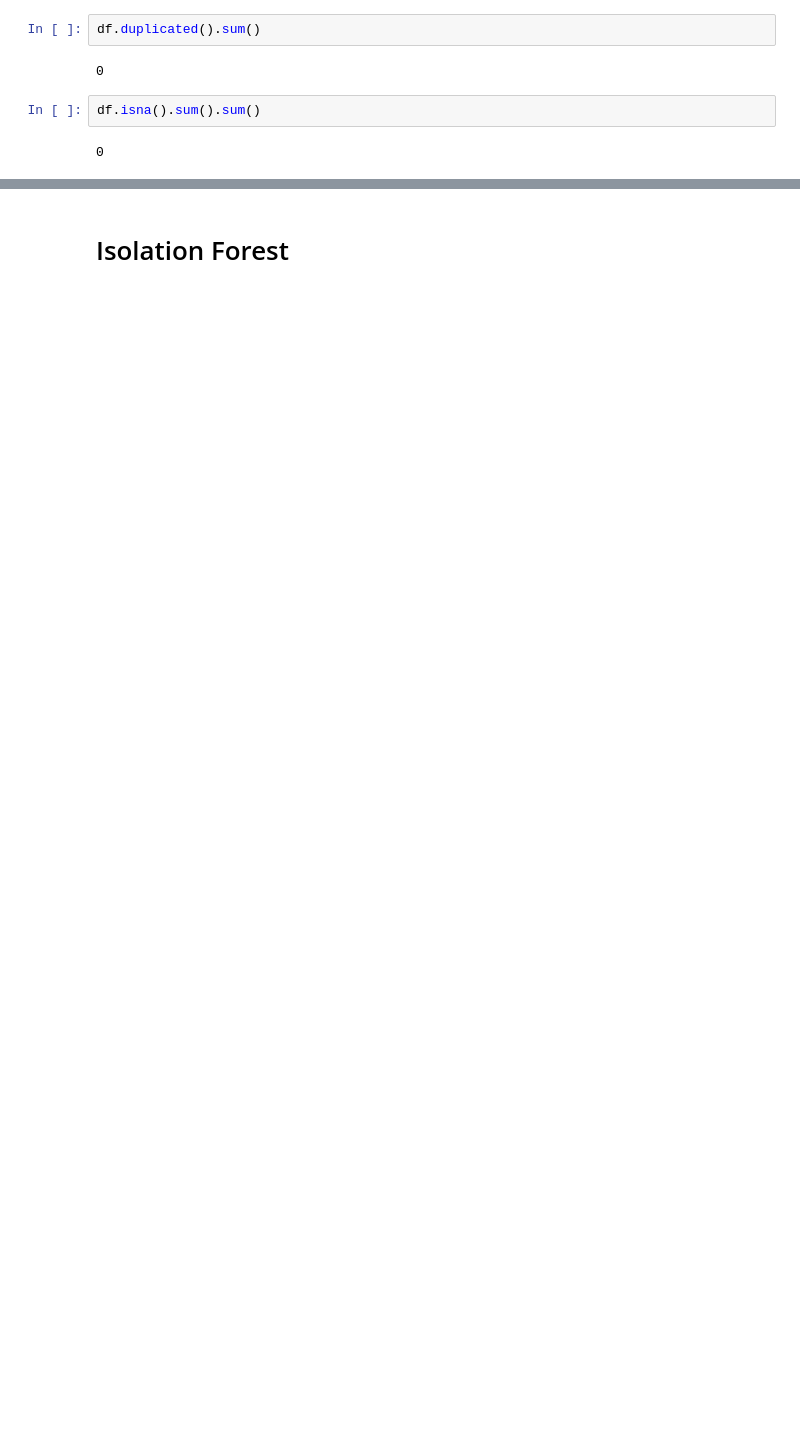
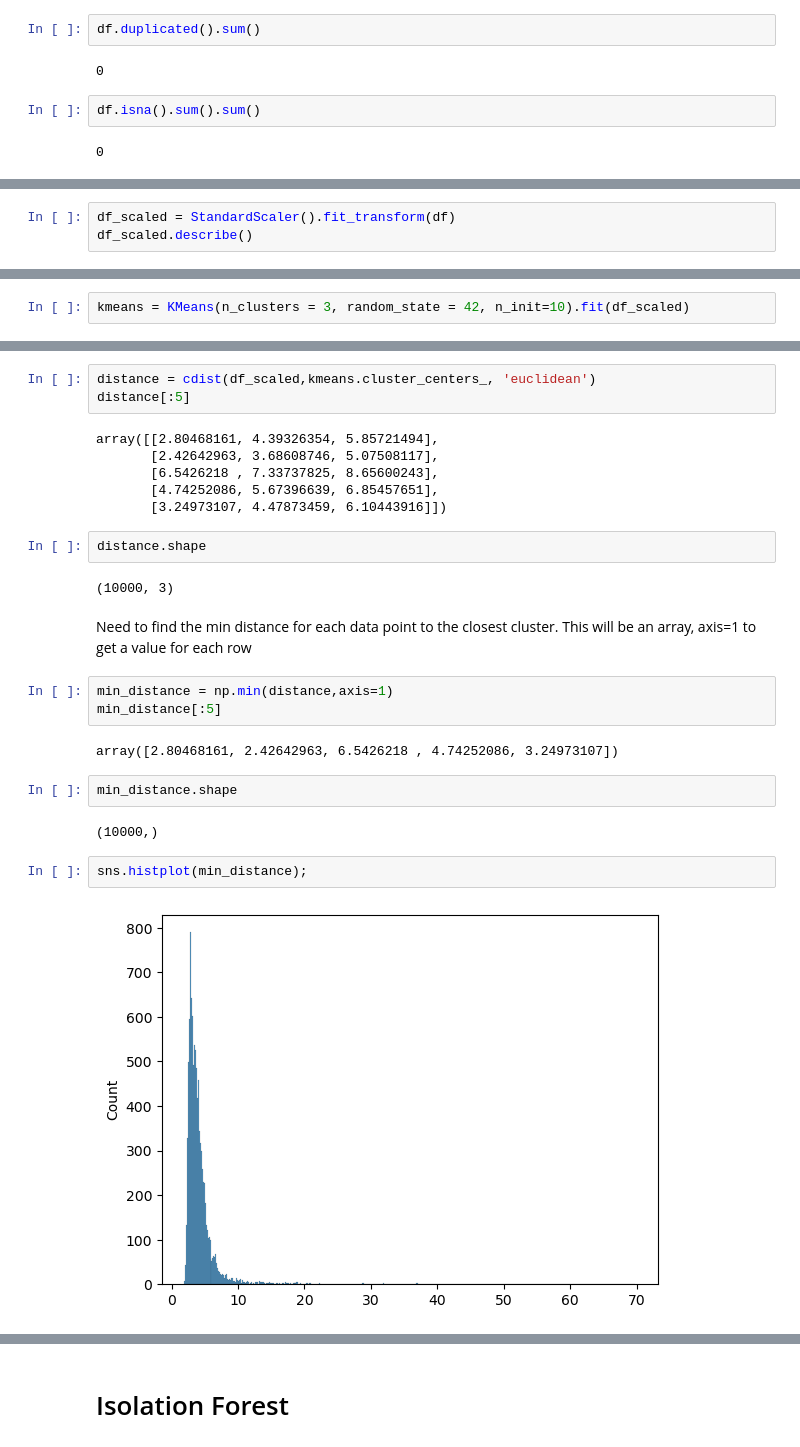
Before and after one commit to 808hanronald/W17-core, a Jupyter notebook: W17 core2.ipynb, the cells around one changed output, grey strips where cells are left out. Saved outputs shown, nothing was run; the diff lists cells and outputs as text; blank space fills up the shorter version.

```diff
--- a/W17 core2.ipynb
+++ b/W17 core2.ipynb
@@ -162,0 +96,3 @@ df_anomalies.head()
+# %%
+df_scaled = StandardScaler().fit_transform(df)
+df_scaled.describe()
@@ -162,0 +111,2 @@ df_anomalies.head()
+# %%
+kmeans = KMeans(n_clusters = 3, random_state = 42, n_init=10).fit(df_scaled)
@@ -162,0 +115,28 @@ df_anomalies.head()
+# %%
+distance = cdist(df_scaled,kmeans.cluster_centers_, 'euclidean')
+distance[:5]
+# %% [output]
+array([[2.80468161, 4.39326354, 5.85721494],
+       [2.42642963, 3.68608746, 5.07508117],
+       [6.5426218 , 7.33737825, 8.65600243],
+       [4.74252086, 5.67396639, 6.85457651],
+       [3.24973107, 4.47873459, 6.10443916]])
+# %%
+distance.shape
+# %% [output]
+(10000, 3)
+# %% [markdown]
+Need to find the min distance for each data point to the closest cluster.  This will be an array, axis=1 to get a value for each row
+# %%
+min_distance = np.min(distance,axis=1)
+min_distance[:5]
+# %% [output]
+array([2.80468161, 2.42642963, 6.5426218 , 4.74252086, 3.24973107])
+# %%
+min_distance.shape
+# %% [output]
+(10000,)
+# %%
+sns.histplot(min_distance);
+# %% [output]
+[figure, added]
```
Also changed, not shown: parts of 48 cells of this notebook.
